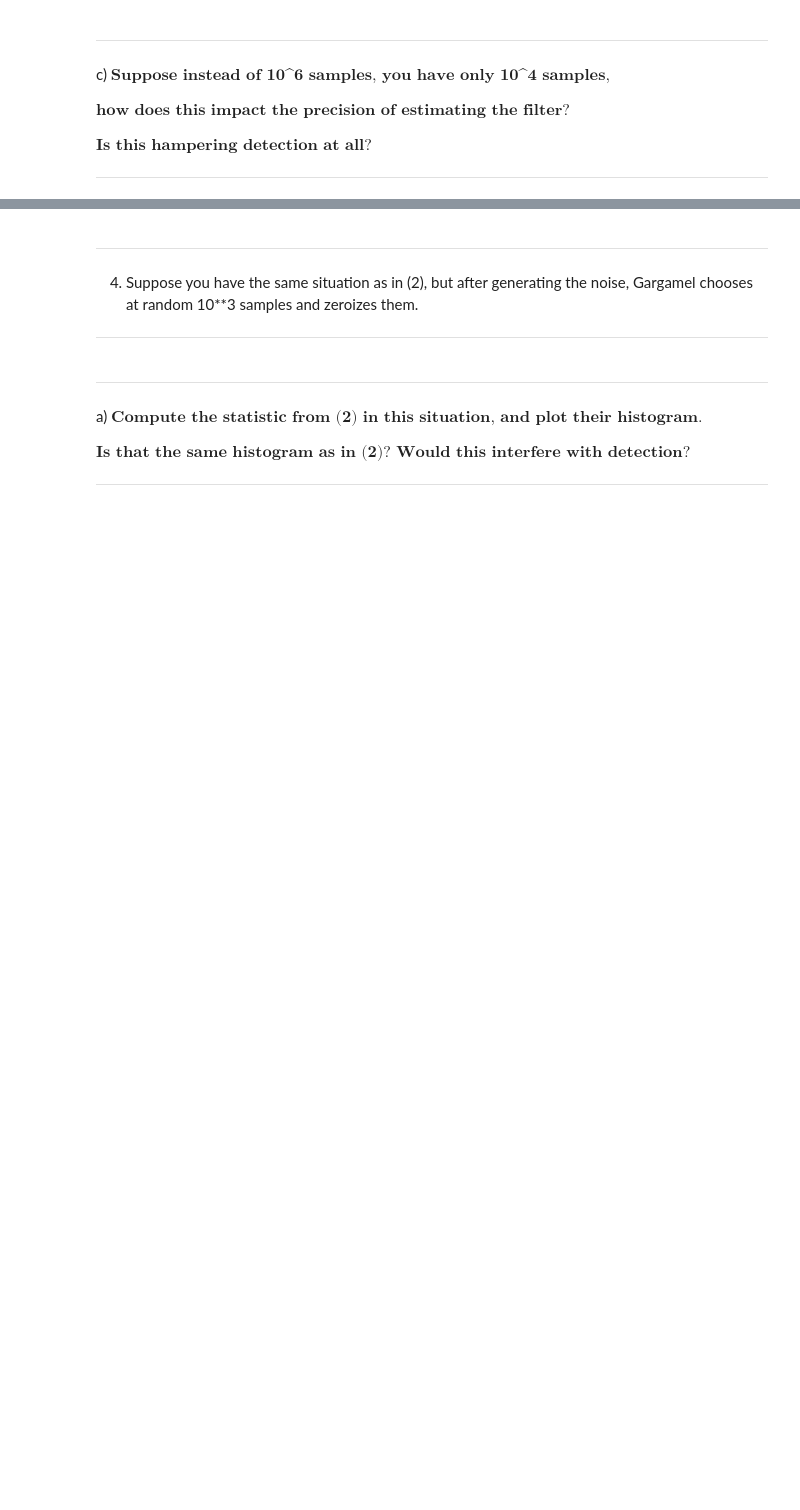
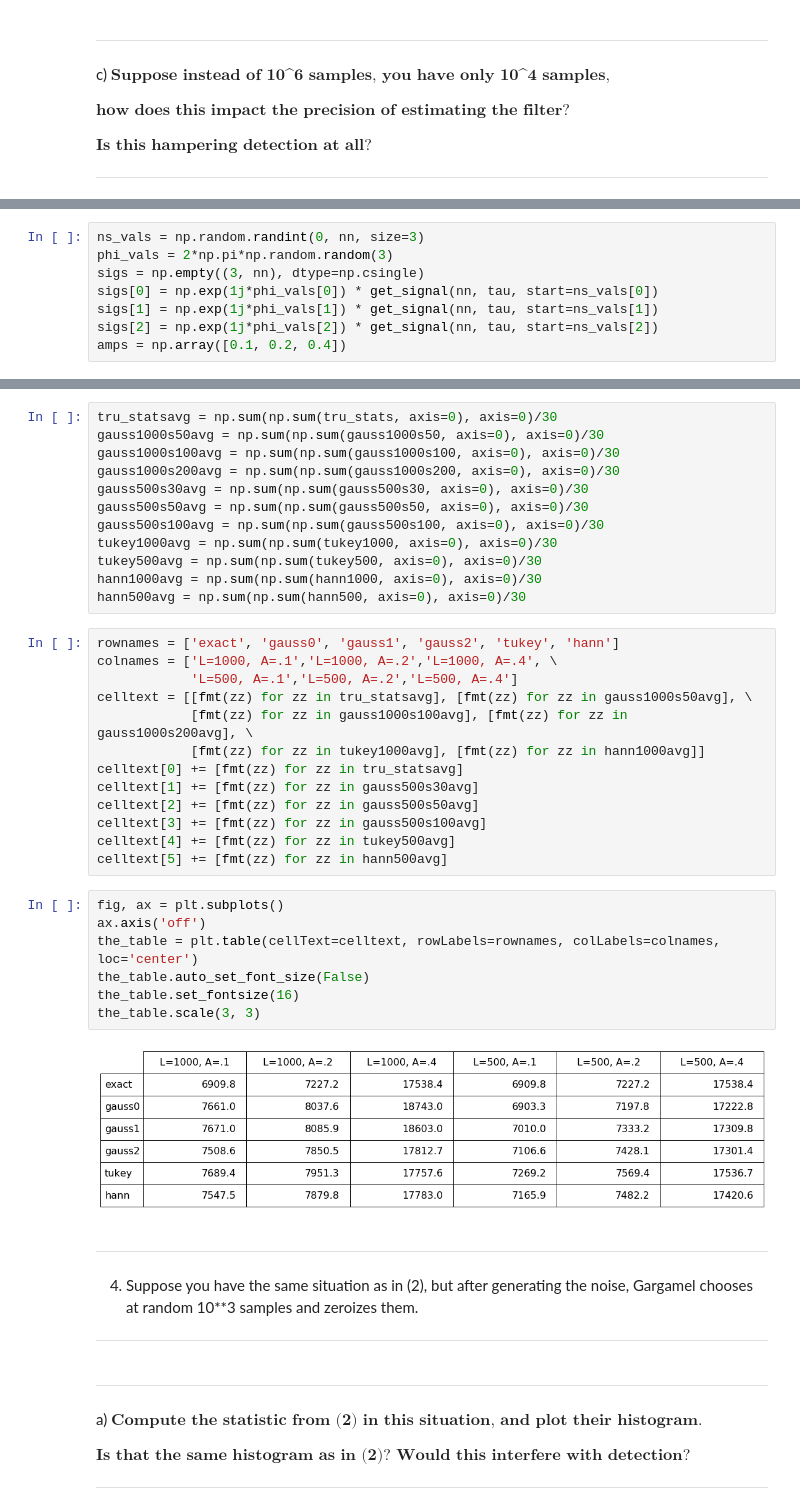
Before and after one commit to seth-olsen/stats-exercises, a Jupyter notebook: writeup_stats_exercises.ipynb, the cells around one changed output, grey strips where cells are left out. Cells and saved outputs as stored; diff of their text form; blank space fills up the shorter version.

```diff
--- a/writeup_stats_exercises.ipynb
+++ b/writeup_stats_exercises.ipynb
@@ -1969,0 +1810,8 @@ $\textbf{Is this hampering detection at all?}$
+# %%
+ns_vals = np.random.randint(0, nn, size=3)
+phi_vals = 2*np.pi*np.random.random(3)
+sigs = np.empty((3, nn), dtype=np.csingle)
+sigs[0] = np.exp(1j*phi_vals[0]) * get_signal(nn, tau, start=ns_vals[0])
+sigs[1] = np.exp(1j*phi_vals[1]) * get_signal(nn, tau, start=ns_vals[1])
+sigs[2] = np.exp(1j*phi_vals[2]) * get_signal(nn, tau, start=ns_vals[2])
+amps = np.array([0.1, 0.2, 0.4])
@@ -1970,3 +1838,37 @@ $\textbf{Is this hampering detection at all?}$
+# %%
+tru_statsavg = np.sum(np.sum(tru_stats, axis=0), axis=0)/30
+gauss1000s50avg = np.sum(np.sum(gauss1000s50, axis=0), axis=0)/30
+gauss1000s100avg = np.sum(np.sum(gauss1000s100, axis=0), axis=0)/30
+gauss1000s200avg = np.sum(np.sum(gauss1000s200, axis=0), axis=0)/30
+gauss500s30avg = np.sum(np.sum(gauss500s30, axis=0), axis=0)/30
+gauss500s50avg = np.sum(np.sum(gauss500s50, axis=0), axis=0)/30
+gauss500s100avg = np.sum(np.sum(gauss500s100, axis=0), axis=0)/30
+tukey1000avg = np.sum(np.sum(tukey1000, axis=0), axis=0)/30
+tukey500avg = np.sum(np.sum(tukey500, axis=0), axis=0)/30
+hann1000avg = np.sum(np.sum(hann1000, axis=0), axis=0)/30
+hann500avg = np.sum(np.sum(hann500, axis=0), axis=0)/30
+# %%
+rownames = ['exact', 'gauss0', 'gauss1', 'gauss2', 'tukey', 'hann']
+colnames = ['L=1000, A=.1','L=1000, A=.2','L=1000, A=.4', \
+            'L=500, A=.1','L=500, A=.2','L=500, A=.4']
+celltext = [[fmt(zz) for zz in tru_statsavg], [fmt(zz) for zz in gauss1000s50avg], \
+            [fmt(zz) for zz in gauss1000s100avg], [fmt(zz) for zz in gauss1000s200avg], \
+            [fmt(zz) for zz in tukey1000avg], [fmt(zz) for zz in hann1000avg]]
+celltext[0] += [fmt(zz) for zz in tru_statsavg]
+celltext[1] += [fmt(zz) for zz in gauss500s30avg]
+celltext[2] += [fmt(zz) for zz in gauss500s50avg]
+celltext[3] += [fmt(zz) for zz in gauss500s100avg]
+celltext[4] += [fmt(zz) for zz in tukey500avg]
+celltext[5] += [fmt(zz) for zz in hann500avg]
+# %%
+fig, ax = plt.subplots()
+ax.axis('off')
+the_table = plt.table(cellText=celltext, rowLabels=rownames, colLabels=colnames, loc='center')
+the_table.auto_set_font_size(False)
+the_table.set_fontsize(16)
+the_table.scale(3, 3)
+# %% [output]
+[figure, added]
 # %% [markdown]
 ********
 4) Suppose you have the same situation as in (2), but after generating the noise, Gargamel chooses at random 10**3 samples and zeroizes them.
```
Also changed, not shown: parts of 39 cells of this notebook, 1 other file.
